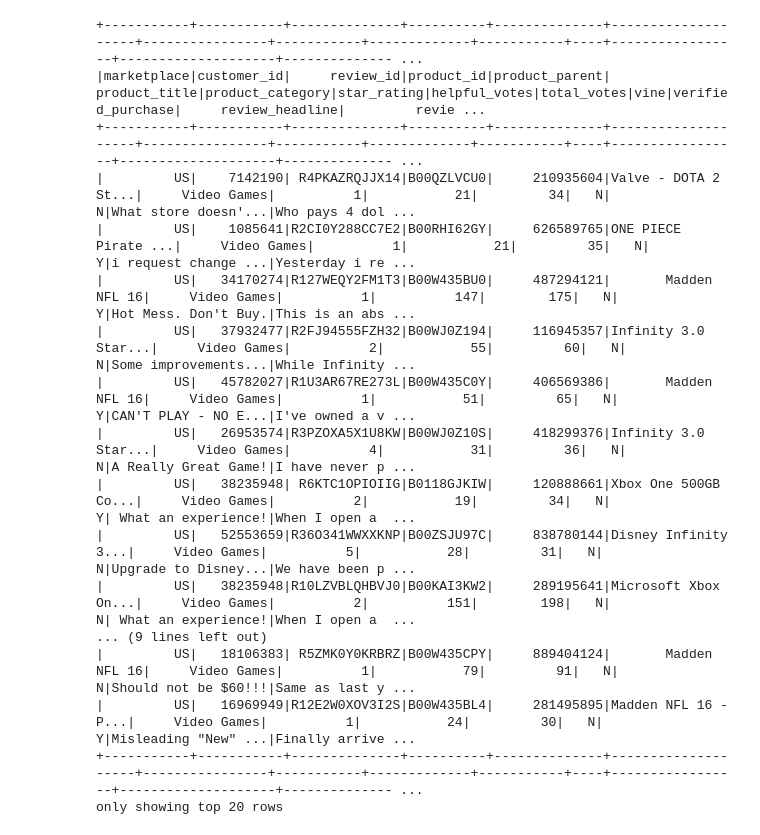
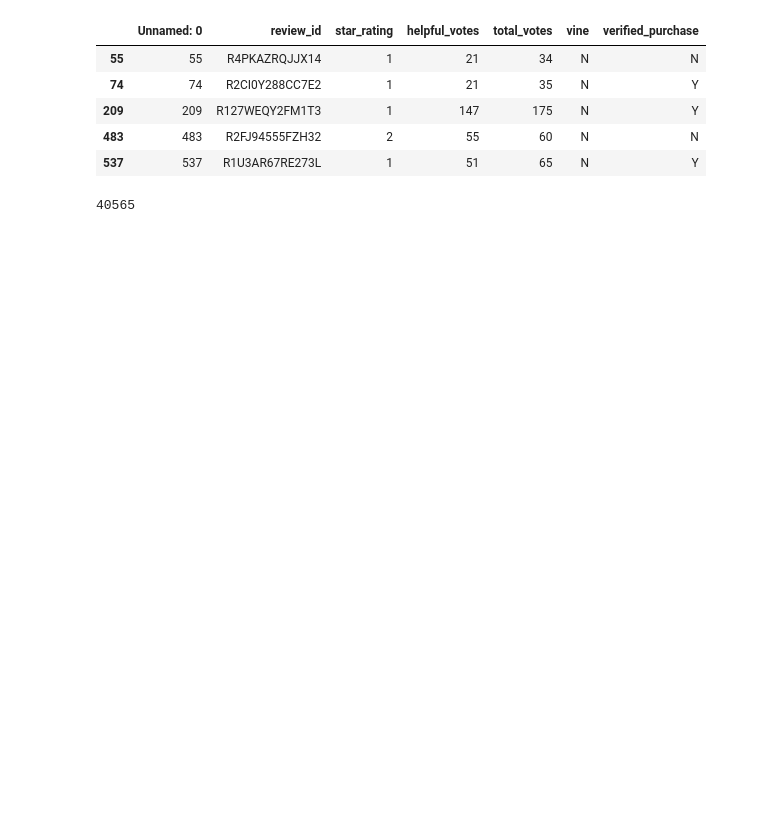
Before and after one commit to shahla4539/Amazon_Vine_Analysis, a Jupyter notebook: Vine_Review_Analysis.ipynb, the cells around one changed output. Cells and saved outputs as stored; diff of their text form; code cells hidden in the pictures; blank space fills up the shorter version.

```diff
--- a/Vine_Review_Analysis.ipynb
+++ b/Vine_Review_Analysis.ipynb
@@ -106,27 +95,19 @@ only showing top 20 rows
 # %%
-helpful_votes_df=total_votes_df.withColumn("newHelpful_votes", total_votes_df["helpful_votes"]/total_votes_df["total_votes"])
-
-helpful_votes_df=helpful_votes_df[helpful_votes_df["newHelpful_votes"]>=0.5]
+helpful_votes_df=total_votes_df.loc[total_votes_df["helpful_votes"]/total_votes_df["total_votes"]>=0.5]
 # %%
-helpful_votes_df.show()
+helpful_votes_df.head()
 # %% [output]
-+-----------+-----------+--------------+----------+--------------+--------------------+----------------+-----------+-------------+-----------+----+-----------------+--------------------+-------------- ...
-|marketplace|customer_id|     review_id|product_id|product_parent|       product_title|product_category|star_rating|helpful_votes|total_votes|vine|verified_purchase|     review_headline|         revie ...
-+-----------+-----------+--------------+----------+--------------+--------------------+----------------+-----------+-------------+-----------+----+-----------------+--------------------+-------------- ...
-|         US|    7142190| R4PKAZRQJJX14|B00QZLVCU0|     210935604|Valve - DOTA 2 St...|     Video Games|          1|           21|         34|   N|                N|What store doesn'...|Who pays 4 dol ...
-|         US|    1085641|R2CI0Y288CC7E2|B00RHI62GY|     626589765|ONE PIECE Pirate ...|     Video Games|          1|           21|         35|   N|                Y|i request change ...|Yesterday i re ...
-|         US|   34170274|R127WEQY2FM1T3|B00W435BU0|     487294121|       Madden NFL 16|     Video Games|          1|          147|        175|   N|                Y|Hot Mess. Don't Buy.|This is an abs ...
-|         US|   37932477|R2FJ94555FZH32|B00WJ0Z194|     116945357|Infinity 3.0 Star...|     Video Games|          2|           55|         60|   N|                N|Some improvements...|While Infinity ...
-|         US|   45782027|R1U3AR67RE273L|B00W435C0Y|     406569386|       Madden NFL 16|     Video Games|          1|           51|         65|   N|                Y|CAN'T PLAY - NO E...|I've owned a v ...
-|         US|   26953574|R3PZOXA5X1U8KW|B00WJ0Z10S|     418299376|Infinity 3.0 Star...|     Video Games|          4|           31|         36|   N|                N|A Really Great Game!|I have never p ...
-|         US|   38235948| R6KTC1OPIOIIG|B0118GJKIW|     120888661|Xbox One 500GB Co...|     Video Games|          2|           19|         34|   N|                Y| What an experience!|When I open a  ...
-|         US|   52553659|R36O341WWXXKNP|B00ZSJU97C|     838780144|Disney Infinity 3...|     Video Games|          5|           28|         31|   N|                N|Upgrade to Disney...|We have been p ...
-|         US|   38235948|R10LZVBLQHBVJ0|B00KAI3KW2|     289195641|Microsoft Xbox On...|     Video Games|          2|          151|        198|   N|                N| What an experience!|When I open a  ...
-... (9 lines left out)
-|         US|   18106383| R5ZMK0Y0KRBRZ|B00W435CPY|     889404124|       Madden NFL 16|     Video Games|          1|           79|         91|   N|                N|Should not be $60!!!|Same as last y ...
-|         US|   16969949|R12E2W0XOV3I2S|B00W435BL4|     281495895|Madden NFL 16 - P...|     Video Games|          1|           24|         30|   N|                Y|Misleading "New" ...|Finally arrive ...
-+-----------+-----------+--------------+----------+--------------+--------------------+----------------+-----------+-------------+-----------+----+-----------------+--------------------+-------------- ...
-only showing top 20 rows
+|  | Unnamed: 0 | review_id | star_rating | helpful_votes | total_votes | vine | verified_purchase |
+| 55 | 55 | R4PKAZRQJJX14 | 1 | 21 | 34 | N | N |
+| 74 | 74 | R2CI0Y288CC7E2 | 1 | 21 | 35 | N | Y |
+| 209 | 209 | R127WEQY2FM1T3 | 1 | 147 | 175 | N | Y |
+| 483 | 483 | R2FJ94555FZH32 | 2 | 55 | 60 | N | N |
+| 537 | 537 | R1U3AR67RE273L | 1 | 51 | 65 | N | Y |
+# %%
+total_helpful_votes=helpful_votes_df['star_rating'].count()
+total_helpful_votes
+# %% [output]
+40565
 # %%
 paid_reviews_df=helpful_votes_df[helpful_votes_df["vine"]=="Y"]
 # %%
```
Also changed, not shown: parts of 19 cells of this notebook, 2 other files.
